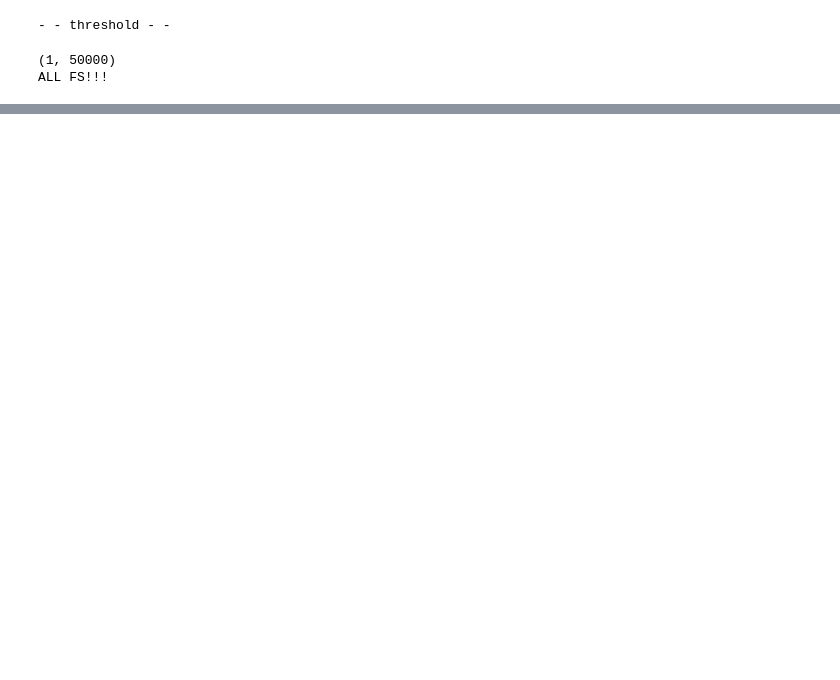
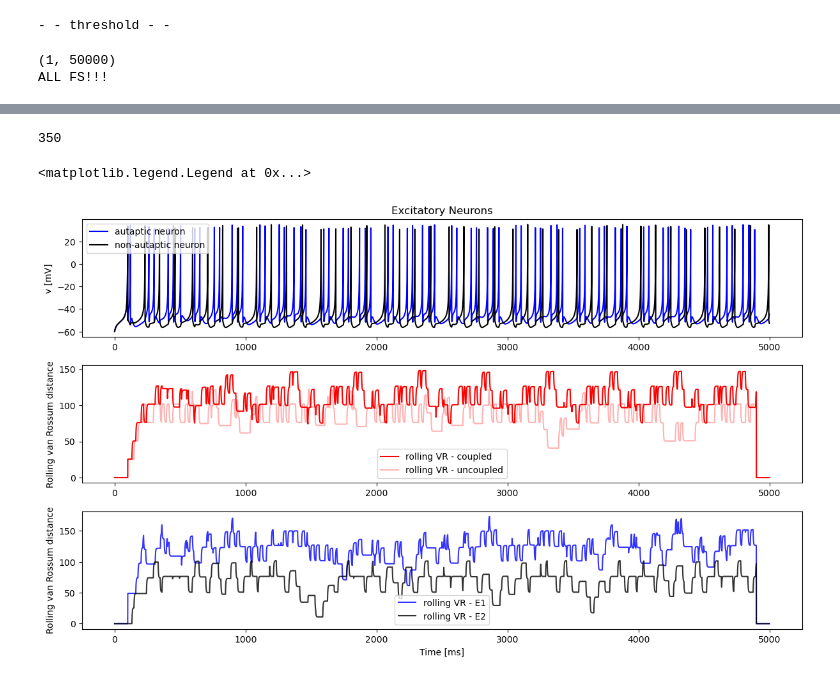
Before and after one commit to liammcs10/AQUA_project, a Jupyter notebook: micro-circuit/excitatory-inhibitory.ipynb, the cells around one changed output, grey strips where cells are left out. Drawn from its saved outputs; the diff is of its cells as text; code cells hidden in the pictures; blank space fills up the shorter version.

```diff
--- a/micro-circuit/excitatory-inhibitory.ipynb
+++ b/micro-circuit/excitatory-inhibitory.ipynb
@@ -396,0 +263,46 @@ Text(0.5, 47.7222222222222, 'Time [ms]')
+# %%
+# Plot the membrane potentials and corresponding van rossum distance
+spikes_E = convert_spikes_to_aqua(spike_trains_E)
+spikes_uncoupled = convert_spikes_to_aqua(spike_trains_uncoupled)
+spikes_I = convert_spikes_to_aqua(spike_trains_I)
+bin_E = binarise_spikes(spikes_E, dt, N_iter)
+bin_I = binarise_spikes(spikes_I, dt, N_iter)
+bin_uncoupled = binarise_spikes(spikes_uncoupled, dt, N_iter)
+
+# define filter
+tau = 5     # ms
+T_filter = 7 * tau
+filter_length = int(T_filter/dt)
+print(filter_length)
+filter = np.exp(-np.linspace(0, T_filter, filter_length)/tau)
+
+# get the rolling VR distance
+window = 2000
+VR = rolling_VR_dist(bin_E[0, :], bin_E[1, :], filter, window)
+VR_uncoupled = rolling_VR_dist(bin_uncoupled[0, :], bin_uncoupled[1, :], filter, window)
+VR_E1 = rolling_VR_dist(bin_uncoupled[0, :], bin_E[0, :], filter, window)
+VR_E2 = rolling_VR_dist(bin_uncoupled[1, :], bin_E[1, :], filter, window)
+
+fig, ax = plt.subplots(3, 1, figsize = (12, 7))
+fig.tight_layout()
+
+ax[0].plot(M_v_E.t/ms, M_v_E.v[0], c = 'blue', label = 'autaptic neuron')
+ax[0].plot(M_v_E.t/ms, M_v_E.v[1], c = 'black', label = 'non-autaptic neuron')
+ax[0].set_title('Excitatory Neurons')
+ax[0].set_ylabel('v [mV]')
+ax[0].legend()
+
+ax[1].plot(M_v_E.t/ms, VR, c = 'red', label = 'rolling VR - coupled')
+ax[1].plot(M_v_E.t/ms, VR_uncoupled, c = 'red', alpha = 0.3, label = 'rolling VR - uncoupled')
+ax[1].set_ylabel('Rolling van Rossum distance')
+ax[1].legend()
+
+ax[2].plot(M_v_E.t/ms, VR_E1, c = 'blue', alpha = 0.8, label = 'rolling VR - E1')
+ax[2].plot(M_v_E.t/ms, VR_E2, c = 'black', alpha = 0.8, label = 'rolling VR - E2')
+ax[2].set_ylabel('Rolling van Rossum distance')
+ax[2].set_xlabel('Time [ms]')
+ax[2].legend()
+# %% [output]
+350
+<matplotlib.legend.Legend at 0x...>
+[figure, added]
```
Also changed, not shown: parts of 7 cells of this notebook, 1 other file.
